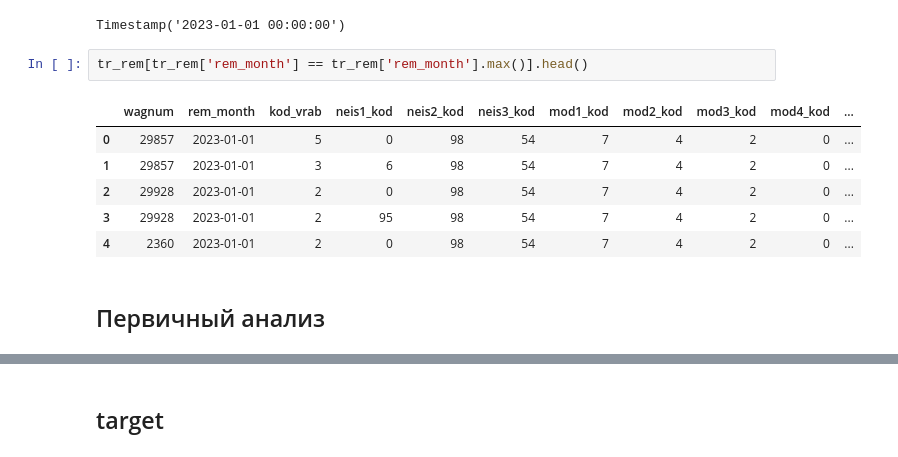
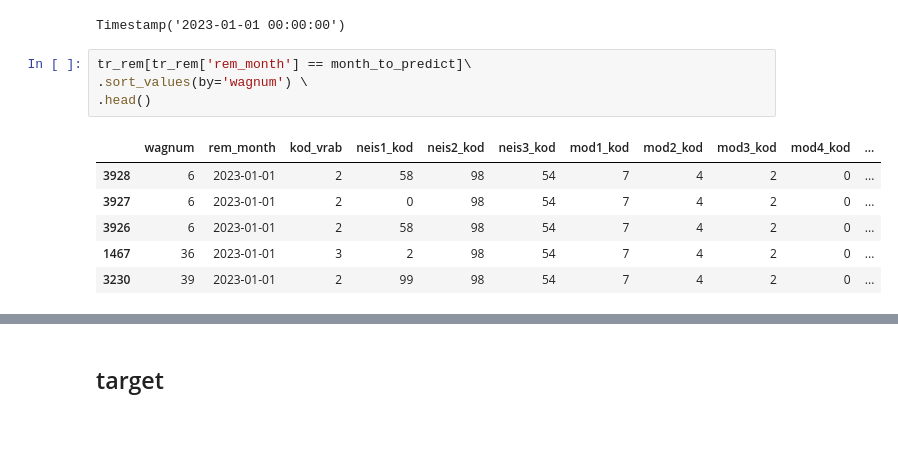
Before and after one commit to apet105/dod_datawagon, a Jupyter notebook: Data_prep_mayer/Data_prep+Feature_engineering.ipynb, the cells around one changed output, grey strips where cells are left out. Drawn from its saved outputs; the diff is of its cells as text; blank space fills up the shorter version.

```diff
--- a/Data_prep_mayer/Data_prep+Feature_engineering.ipynb
+++ b/Data_prep_mayer/Data_prep+Feature_engineering.ipynb
@@ -221,13 +281,13 @@ tr_rem['rem_month'].max()
 # %% [output]
 Timestamp('2023-01-01 00:00:00')
 # %%
-tr_rem[tr_rem['rem_month'] == tr_rem['rem_month'].max()].head()
+tr_rem[tr_rem['rem_month'] == month_to_predict]\
+.sort_values(by='wagnum') \
+.head()
 # %% [output]
 |  | wagnum | rem_month | kod_vrab | neis1_kod | neis2_kod | neis3_kod | mod1_kod | mod2_kod | mod3_kod | mod4_kod | ... |
-| 0 | 29857 | 2023-01-01 | 5 | 0 | 98 | 54 | 7 | 4 | 2 | 0 | ... |
-| 1 | 29857 | 2023-01-01 | 3 | 6 | 98 | 54 | 7 | 4 | 2 | 0 | ... |
-| 2 | 29928 | 2023-01-01 | 2 | 0 | 98 | 54 | 7 | 4 | 2 | 0 | ... |
-| 3 | 29928 | 2023-01-01 | 2 | 95 | 98 | 54 | 7 | 4 | 2 | 0 | ... |
-| 4 | 2360 | 2023-01-01 | 2 | 0 | 98 | 54 | 7 | 4 | 2 | 0 | ... |
+| 3928 | 6 | 2023-01-01 | 2 | 58 | 98 | 54 | 7 | 4 | 2 | 0 | ... |
+| 3927 | 6 | 2023-01-01 | 2 | 0 | 98 | 54 | 7 | 4 | 2 | 0 | ... |
+| 3926 | 6 | 2023-01-01 | 2 | 58 | 98 | 54 | 7 | 4 | 2 | 0 | ... |
+| 1467 | 36 | 2023-01-01 | 3 | 2 | 98 | 54 | 7 | 4 | 2 | 0 | ... |
+| 3230 | 39 | 2023-01-01 | 2 | 99 | 98 | 54 | 7 | 4 | 2 | 0 | ... |
-# %% [markdown]
-## Первичный анализ
```
Also changed, not shown: parts of 48 cells of this notebook.
